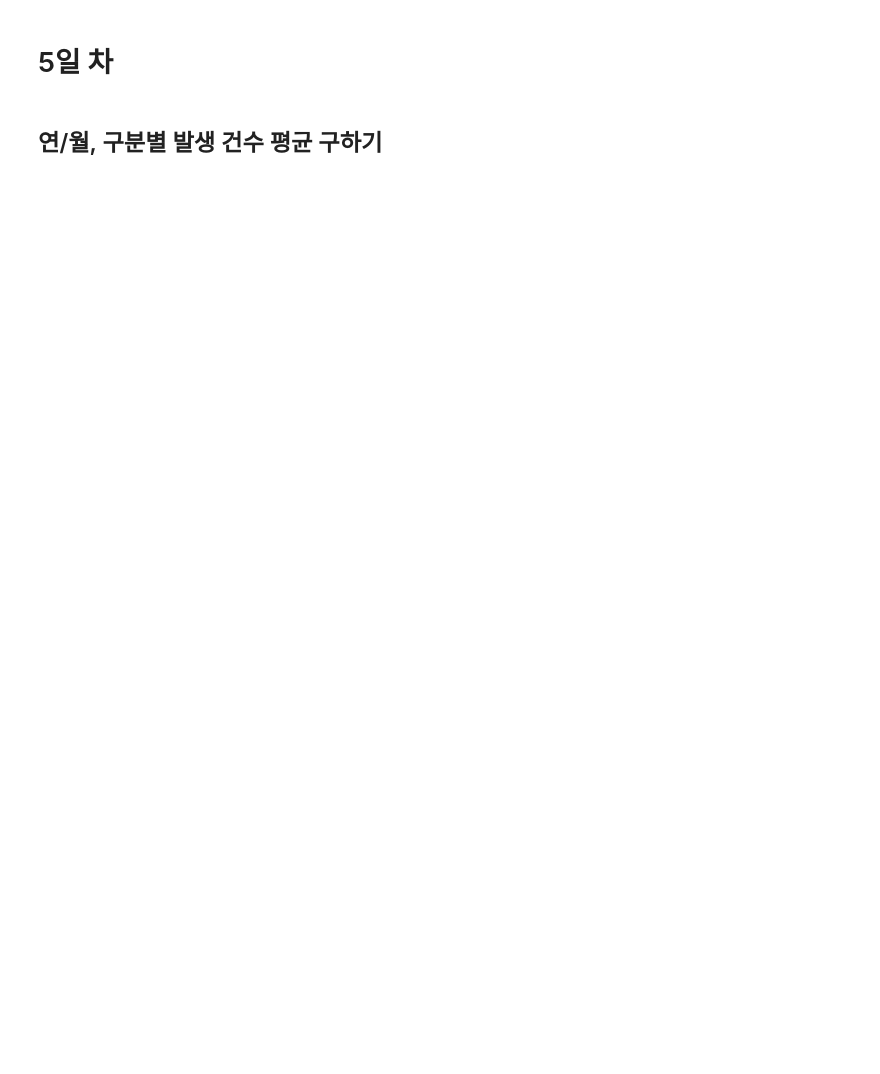
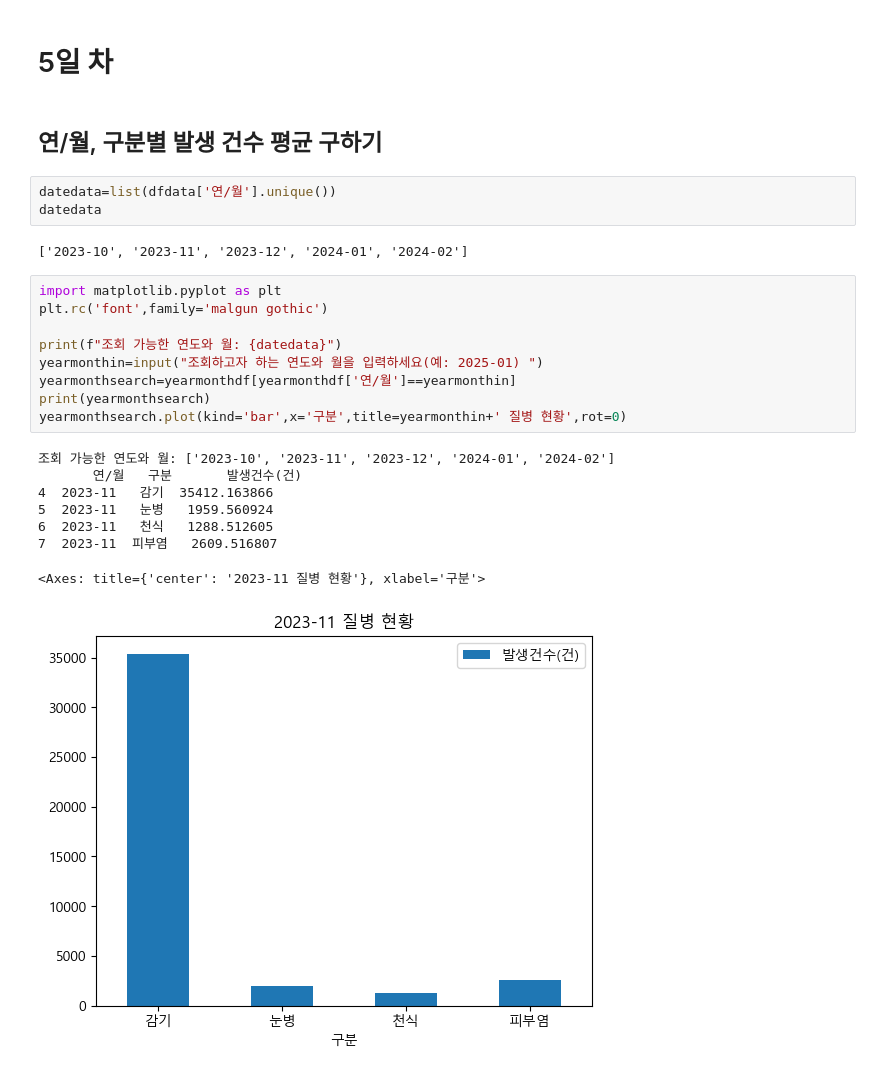
Before and after one commit to sunkyu0711/Python_MegaDataAnalysis_250120, a Jupyter notebook: 4-5일차_질병.ipynb, the cells around one changed output. Saved outputs shown, nothing was run; the diff lists cells and outputs as text; blank space fills up the shorter version.

```diff
--- a/4-5일차_질병.ipynb
+++ b/4-5일차_질병.ipynb
@@ -322,3 +392,26 @@ data_merge.groupby(['연/월','구분'],as_index=False)[['발생건수(건)']].m
 # 5일 차
 # %% [markdown]
 ## 연/월, 구분별 발생 건수 평균 구하기
+# %%
+datedata=list(dfdata['연/월'].unique())
+datedata
+# %% [output]
+['2023-10', '2023-11', '2023-12', '2024-01', '2024-02']
+# %%
+import matplotlib.pyplot as plt
+plt.rc('font',family='malgun gothic')
+
+print(f"조회 가능한 연도와 월: {datedata}")
+yearmonthin=input("조회하고자 하는 연도와 월을 입력하세요(예: 2025-01) ")
+yearmonthsearch=yearmonthdf[yearmonthdf['연/월']==yearmonthin]
+print(yearmonthsearch)
+yearmonthsearch.plot(kind='bar',x='구분',title=yearmonthin+' 질병 현황',rot=0)
+# %% [output]
+조회 가능한 연도와 월: ['2023-10', '2023-11', '2023-12', '2024-01', '2024-02']
+       연/월   구분       발생건수(건)
+4  2023-11   감기  35412.163866
+5  2023-11   눈병   1959.560924
+6  2023-11   천식   1288.512605
+7  2023-11  피부염   2609.516807
+<Axes: title={'center': '2023-11 질병 현황'}, xlabel='구분'>
+[figure, added]
```
Also changed, not shown: parts of 11 cells of this notebook, 1 other file.
